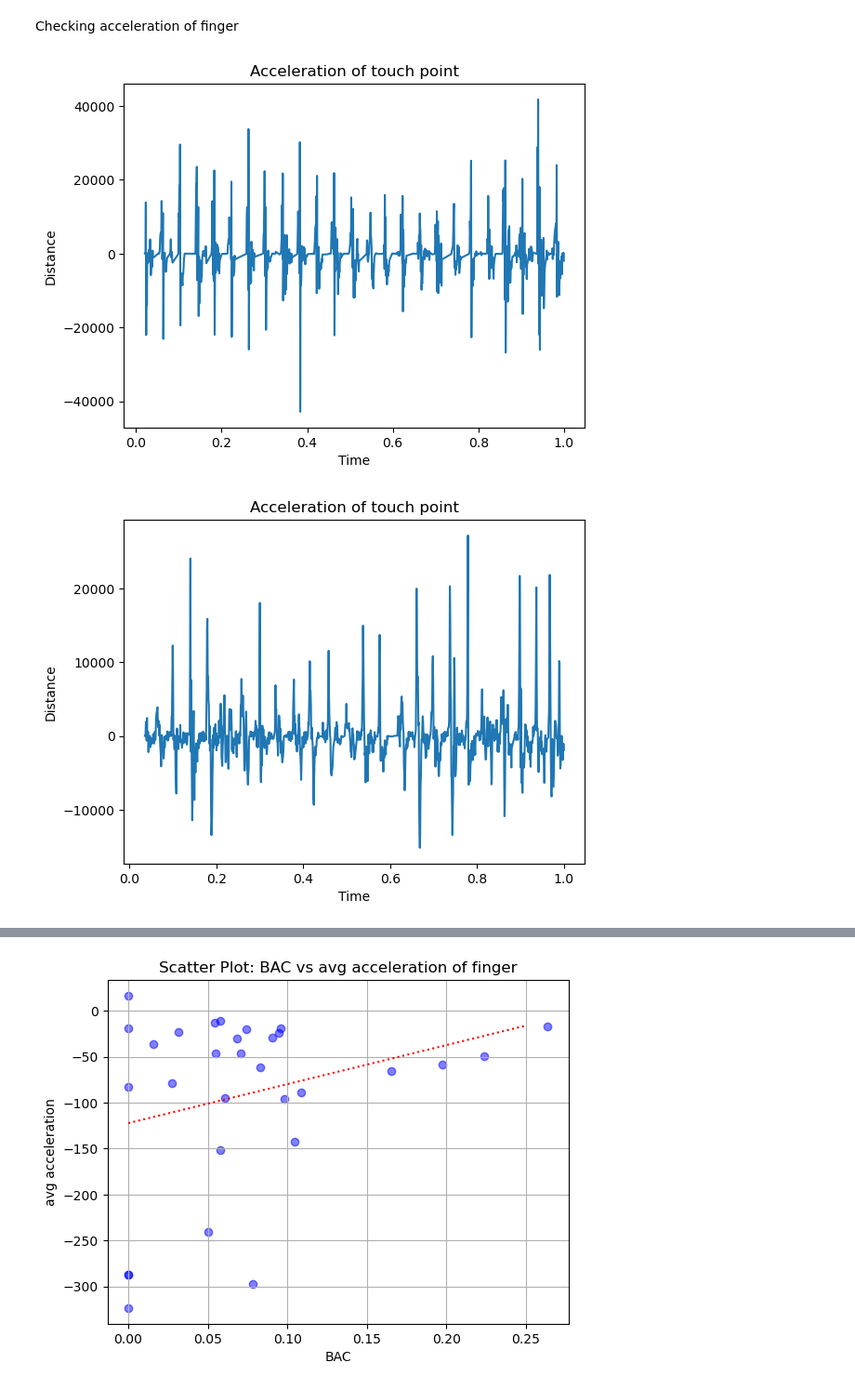
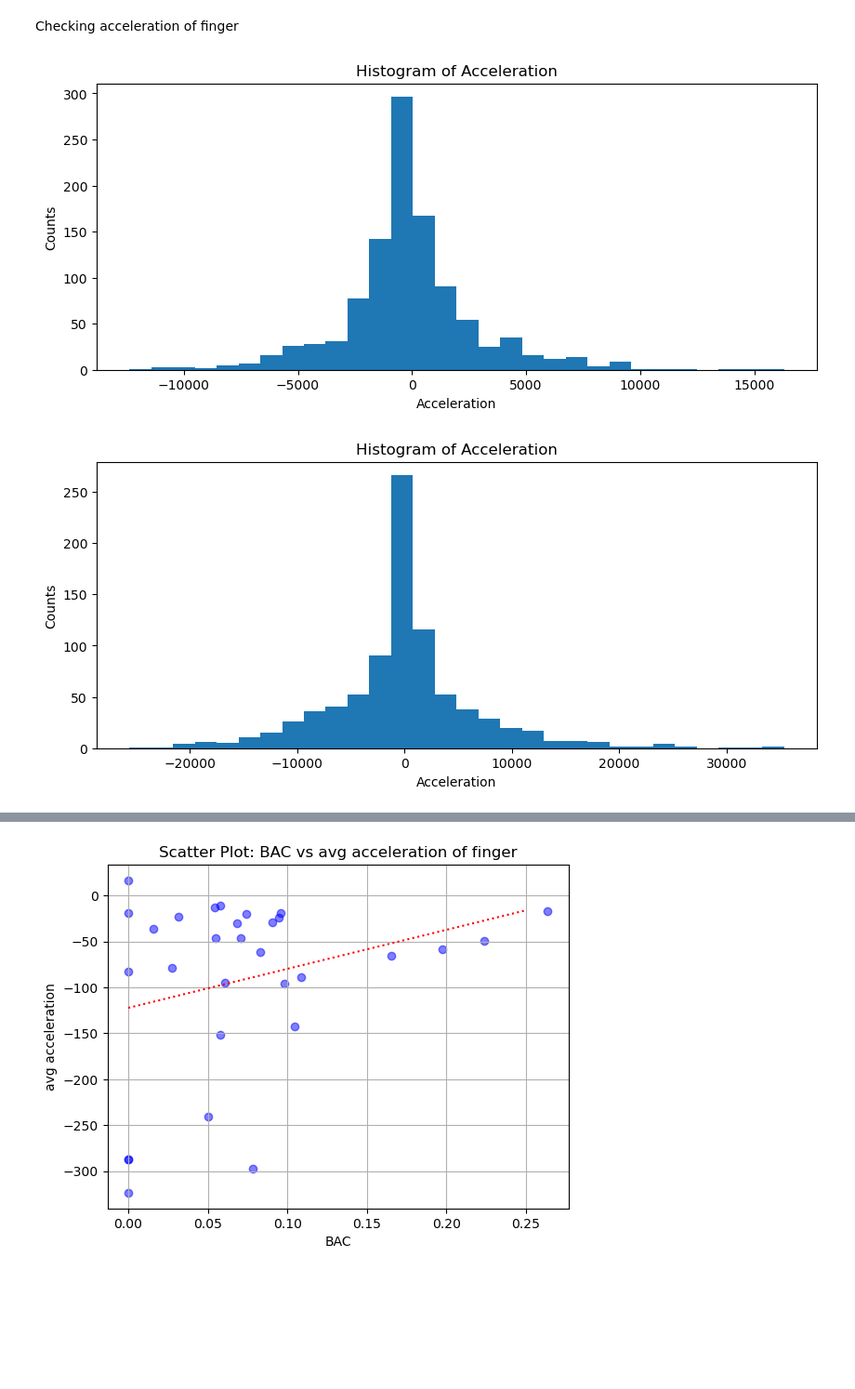
Before and after one commit to ng432/SoberSense, a Jupyter notebook: Data analysis/pilot_data_exploration.ipynb, the cells around one changed output, grey strips where cells are left out. Shown at 93% size. Cells and saved outputs as stored; diff of their text form; code cells hidden in the pictures; blank space fills up the shorter version.

```diff
--- a/Data analysis/pilot_data_exploration.ipynb
+++ b/Data analysis/pilot_data_exploration.ipynb
@@ -42,9 +44,10 @@ def augmentation_transform(x):
     return(x)
 
 data = SoberSenseDataset('pilot_data',
-                         label_name='BAC',
                          prep_transform=prep_transform,
-                         augmentation_transform=augmentation_transform)
+                         augmentation_transform=augmentation_transform,
+                         analysing_data=True,
+                         label_name = label_name)
 
 print("Example shape for one sample:", data[0][0].shape)
 # %% [output]
@@ -154,7 +234,7 @@ p-value: 0.07059438389539786
 # %% [markdown]
 Checking velocity of touch movement
 # %%
-for i in range(0, len(data), 5):
+for i in range(0, len(data), 8):
 
     times = data[i][0][4, :].cpu().numpy()
     velocities = data[i][0][6, :].cpu().numpy()
@@ -163,11 +243,18 @@ for i in range(0, len(data), 5):
     offset = 1e-6
     log_velocities = np.log(velocities + offset)
 
-    plt.figure(i)
+    plt.figure(i, figsize=(10, 4))
 
-    plt.plot(times, velocities)
-    plt.xlabel('Time')
-    plt.ylabel('Distance')
-    plt.title('Velocity of touch point')
+    #plt.plot(times, velocities)
+    #plt.scatter(times, velocities, color='red', marker='o', label='Scatter Plot', s=10)
+    # plt.xlabel('Time')
+    # plt.ylabel('Distance')
+    # plt.title('Velocity of touch point')
+
+    plt.hist(velocities, bins = 10)
+    plt.xlabel("Velocity")
+    plt.ylabel("Counts")
+    plt.title("Histogram of velocities")
+
     plt.show()
 # %% [output]
@@ -209,16 +295,27 @@ Checking acceleration of finger
 # %%
 for i in range(0, len(data), 5):
 
     times = data[i][0][4, :].cpu().numpy()
     accelerations = data[i][0][7, :].cpu().numpy()
 
-    plt.figure(i)
+    plt.figure(i, figsize=(10, 4))
 
-    plt.plot(times, accelerations)
-    plt.xlabel('Time')
-    plt.ylabel('Distance')
-    plt.title('Acceleration of touch point')
+    # plt.plot(times, accelerations)
+    # plt.scatter(times, accelerations, color='red', marker='o', label='Scatter Plot', s=10)
+    # plt.xlabel('Time')
+    # plt.ylabel('Distance')
+    # plt.title('Acceleration of touch point')
+
+    # appearing much like normal distribution, so consider normalising with that?
+    # median acceleration seems much less applicable
+
+    plt.hist(accelerations, bins = 30)
+    plt.xlabel("Acceleration")
+    plt.ylabel("Counts")
+    plt.title("Histogram of Acceleration")
+
+
     plt.show()
 # %% [output]
-[figure, old version]
+[figure, new version]
-[figure, old version]
+[figure, new version]
```
Also changed, not shown: parts of 10 cells of this notebook.
